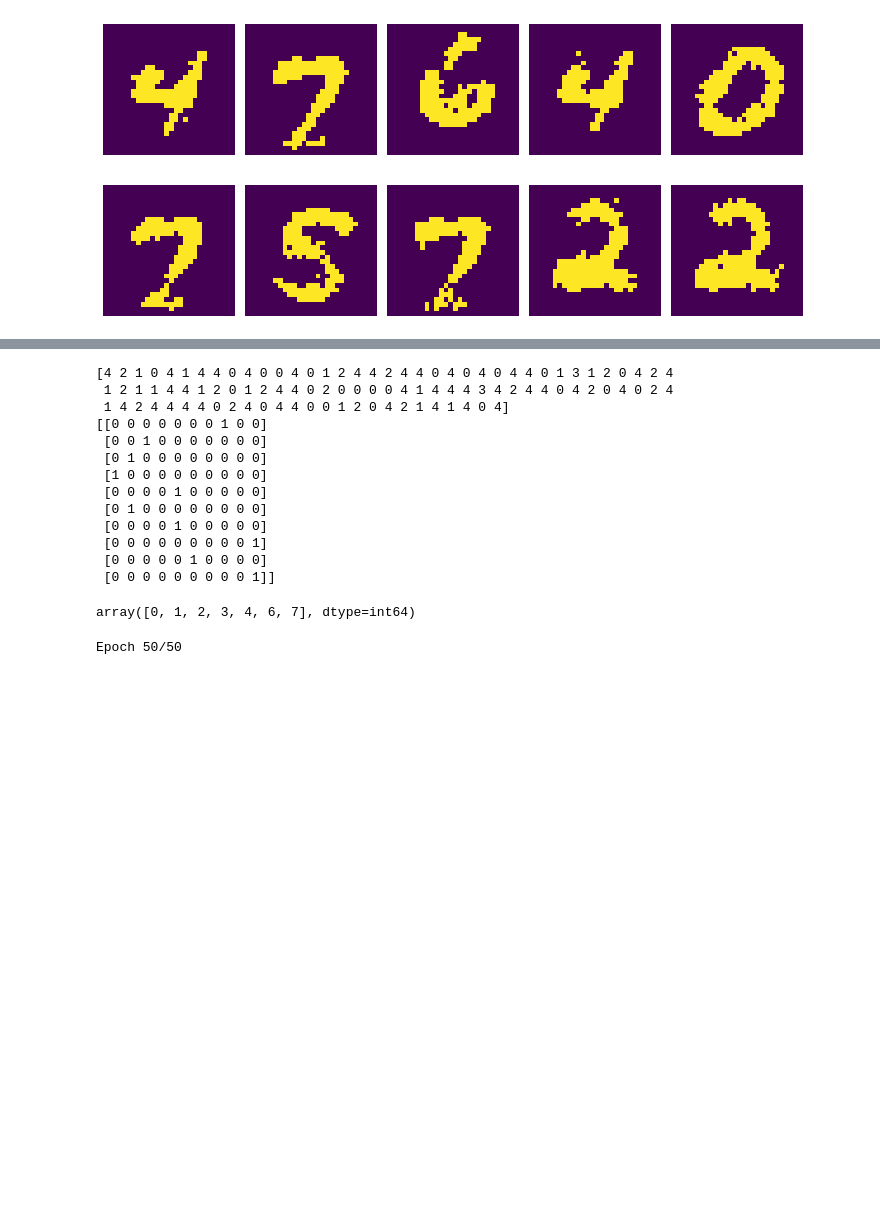
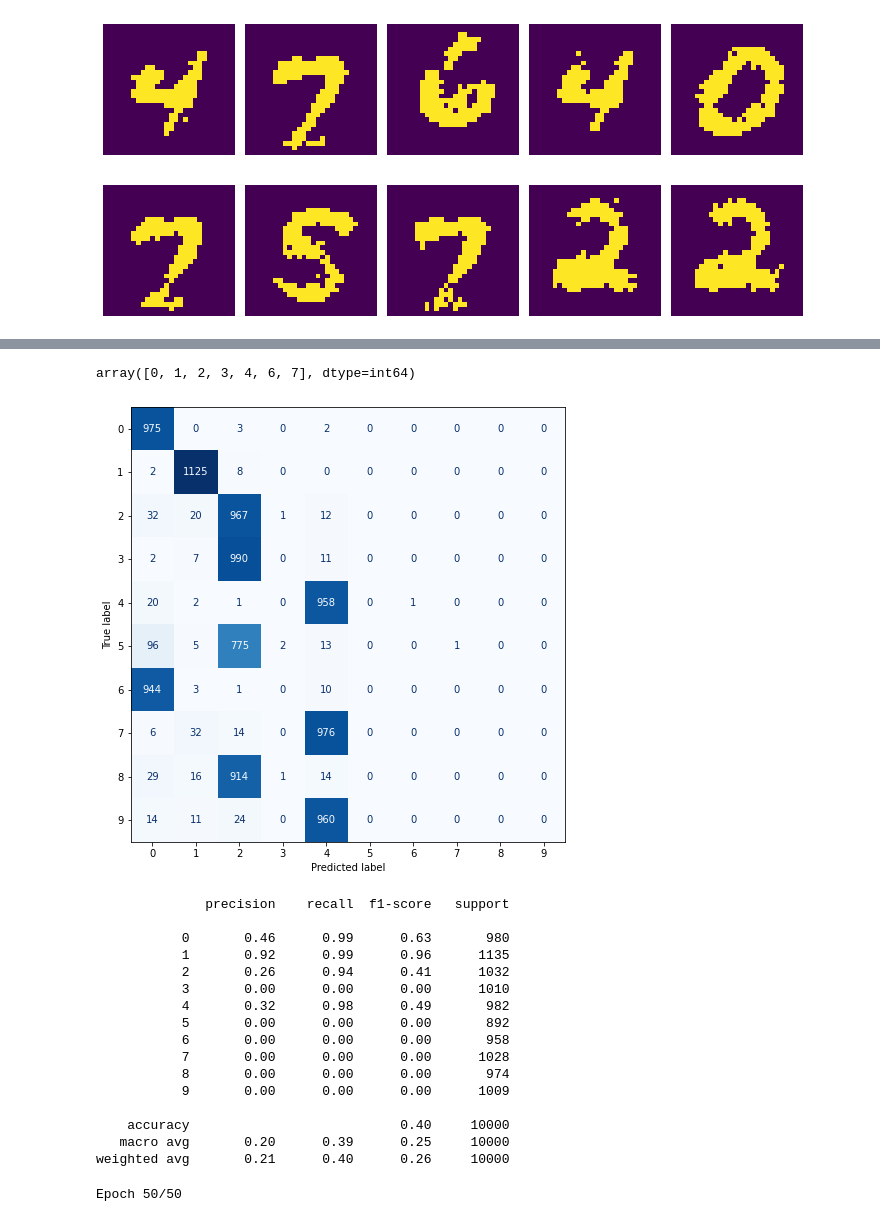
Before and after one commit to wdavys/DNN-dl2, a Jupyter notebook: TP_DNN.ipynb, the cells around one changed output, grey strips where cells are left out. Saved outputs shown, nothing was run; the diff lists cells and outputs as text; code cells hidden in the pictures; blank space fills up the shorter version.

Commit message:
Classif report and confusion matrix

```diff
--- a/TP_DNN.ipynb
+++ b/TP_DNN.ipynb
@@ -661,23 +664,37 @@ plot_err(logloss1)
 # %%
 _, y_hat1 = dnn1.entree_sortie(X_test_dnn)
-print(np.argmax(y_hat1[:100], axis=1))
-print(y_test_dnn[:10])
 np.unique(np.argmax(y_hat1, axis=1))
 # %% [output]
-[4 2 1 0 4 1 4 4 0 4 0 0 4 0 1 2 4 4 2 4 4 0 4 0 4 0 4 4 0 1 3 1 2 0 4 2 4
- 1 2 1 1 4 4 1 2 0 1 2 4 4 0 2 0 0 0 0 4 1 4 4 4 3 4 2 4 4 0 4 2 0 4 0 2 4
- 1 4 2 4 4 4 4 0 2 4 0 4 4 0 0 1 2 0 4 2 1 4 1 4 0 4]
-[[0 0 0 0 0 0 0 1 0 0]
- [0 0 1 0 0 0 0 0 0 0]
- [0 1 0 0 0 0 0 0 0 0]
- [1 0 0 0 0 0 0 0 0 0]
- [0 0 0 0 1 0 0 0 0 0]
- [0 1 0 0 0 0 0 0 0 0]
- [0 0 0 0 1 0 0 0 0 0]
- [0 0 0 0 0 0 0 0 0 1]
- [0 0 0 0 0 1 0 0 0 0]
- [0 0 0 0 0 0 0 0 0 1]]
+array([0, 1, 2, 3, 4, 6, 7], dtype=int64)
-array([0, 1, 2, 3, 4, 6, 7], dtype=int64)
+# %%
+## Display the visualization of the connfusion matrix
+cfm1 = confusion_matrix(np.argmax(y_test_dnn, axis=1), np.argmax(y_hat1, axis=1))
+_, ax1 = plt.subplots(1, 1, figsize=(8, 8))
+cmplot = ConfusionMatrixDisplay(cfm1)
+cmplot.plot(cmap='Blues', colorbar=False, ax=ax1)
+plt.show()
+
+## Print classification report
+report = classification_report(np.argmax(y_test_dnn, axis=1), np.argmax(y_hat1, axis=1))
+print(report)
+# %% [output]
+[figure, added]
+              precision    recall  f1-score   support
+
+           0       0.46      0.99      0.63       980
+           1       0.92      0.99      0.96      1135
+           2       0.26      0.94      0.41      1032
+           3       0.00      0.00      0.00      1010
+           4       0.32      0.98      0.49       982
+           5       0.00      0.00      0.00       892
+           6       0.00      0.00      0.00       958
+           7       0.00      0.00      0.00      1028
+           8       0.00      0.00      0.00       974
+           9       0.00      0.00      0.00      1009
+
+    accuracy                           0.40     10000
+   macro avg       0.20      0.39      0.25     10000
+weighted avg       0.21      0.40      0.26     10000
 # %%
 dnn2 = DNN(n_classes, dbn=dbn1)
 logloss2 = dnn2.train(X_train_dnn, y_train_dnn, nb_epoch=50)
```
Also changed, not shown: parts of 7 cells of this notebook.
